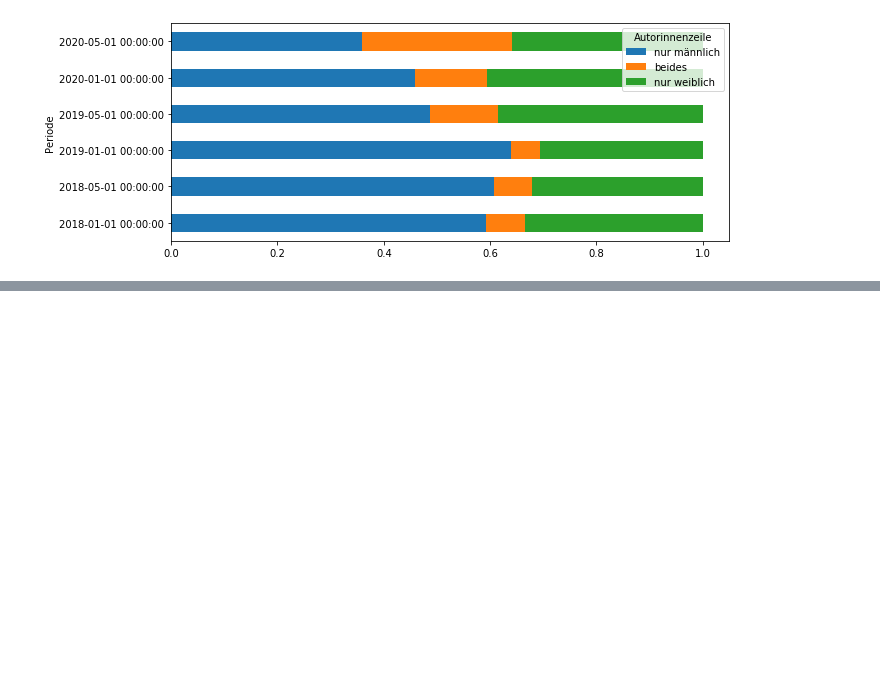
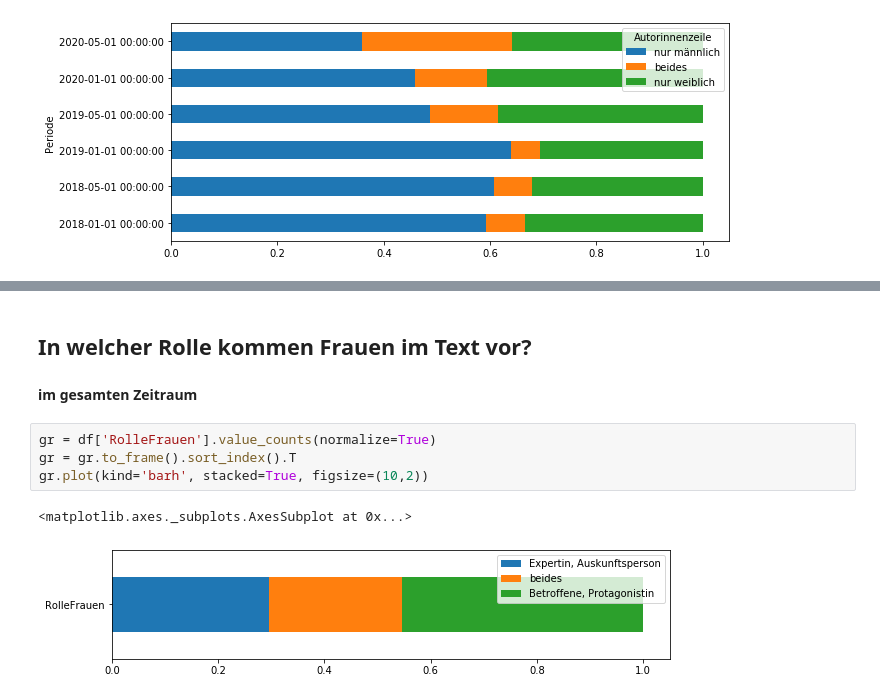
Before and after one commit to simon-pinkmartini/Gender-Analyse, a Jupyter notebook: ipynb/Gender-Auswertung.ipynb, the cells around one changed output, grey strips where cells are left out. Drawn from its saved outputs; the diff is of its cells as text; blank space fills up the shorter version.

```diff
--- a/ipynb/Gender-Auswertung.ipynb
+++ b/ipynb/Gender-Auswertung.ipynb
@@ -144,0 +150,11 @@ gr.plot(kind='barh', stacked=True, figsize=(10,4))
+# %% [markdown]
+## In welcher Rolle kommen Frauen im Text vor?
+# %% [markdown]
+**im gesamten Zeitraum**
+# %%
+gr = df['RolleFrauen'].value_counts(normalize=True)
+gr = gr.to_frame().sort_index().T
+gr.plot(kind='barh', stacked=True, figsize=(10,2))
+# %% [output]
+<matplotlib.axes._subplots.AxesSubplot at 0x...>
+[figure, added]
```
Also changed, not shown: parts of 20 cells of this notebook.
